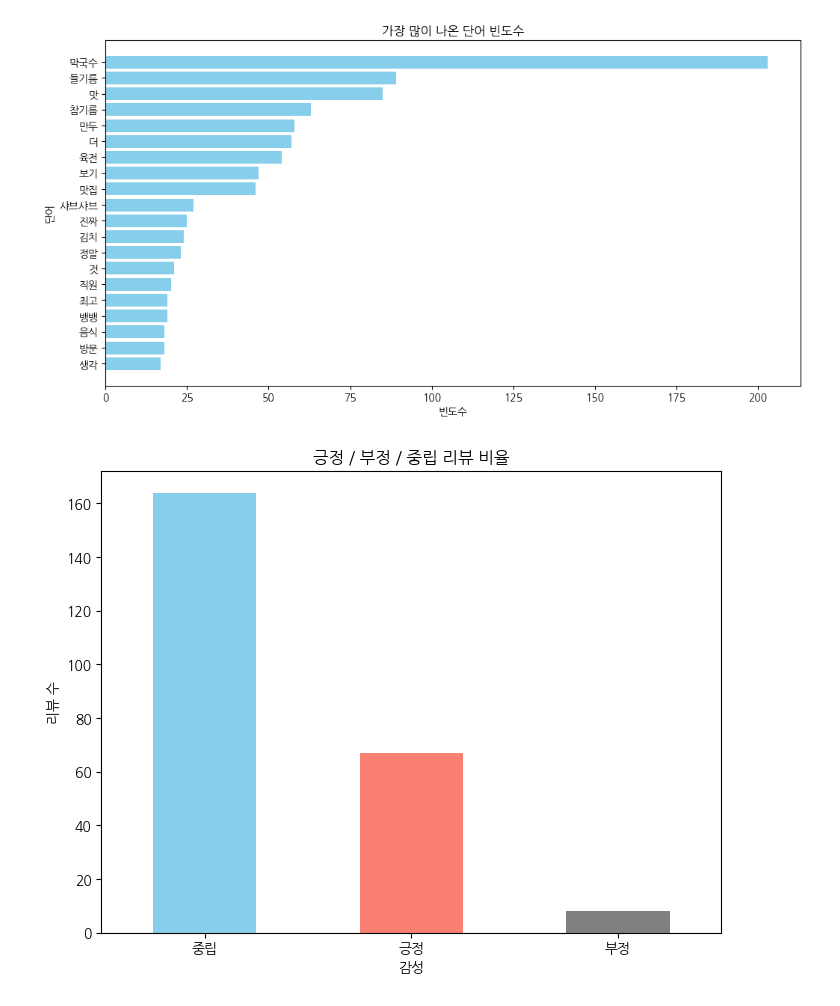
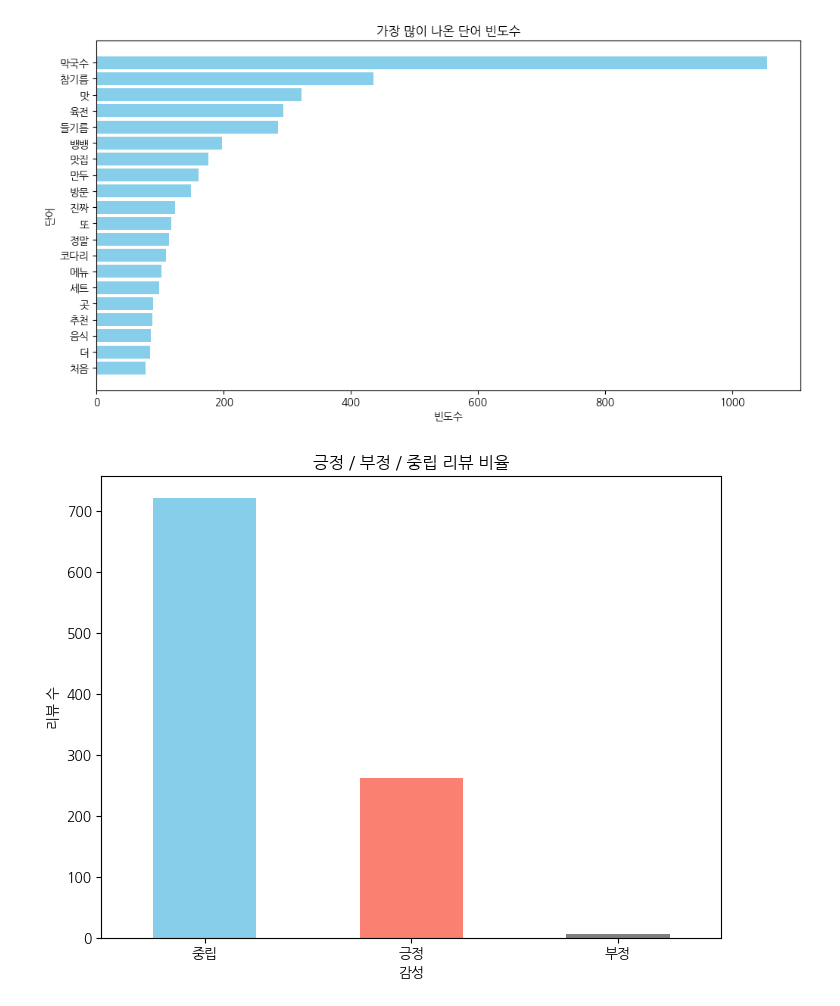
Before and after one commit to namolee/fintech_service, a Jupyter notebook: Fintech_project/리뷰분석.ipynb, the cells around one changed output. Cells and saved outputs as stored; diff of their text form; code cells hidden in the pictures.

```diff
--- a/Fintech_project/리뷰분석.ipynb
+++ b/Fintech_project/리뷰분석.ipynb
@@ -7,7 +7,7 @@ import seaborn as sns
 from wordcloud import WordCloud
 from konlpy.tag import Okt
 # %%
-reviews_df = pd.read_csv("./bangbang_makguksu_reviews.csv")
+reviews_df = pd.read_csv("./data/뱅뱅막국수_reviews_추천순.csv")
 # %%
 reviews_df
 # %% [output]
@@ -58,39 +64,39 @@ plt.rcParams['font.family'] = 'NanumGothic'  # 'NanumGothic'이 설치된 경우
 plt.rcParams['axes.unicode_minus'] = False  # 마이너스 기호 깨짐 방지
 # %%
 # 텍스트 데이터 전처리
-text_data = ' '.join(review for review in reviews_df['리뷰 내용'].astype(str))
+text_data = ' '.join(review for review in reviews_df['Review'].astype(str))
 
 # 형태소 분석기 (Okt) 사용하여 명사 추출
 okt = Okt()
 nouns = okt.nouns(text_data)
 
 # 단어 빈도수 계산
 word_freq = FreqDist(nouns)
 
 # 가장 많이 나온 상위 20개 단어 선택
 top_words = word_freq.most_common(20)
 
 # 단어와 빈도수를 분리
 words = [word for word, freq in top_words]
 frequencies = [freq for word, freq in top_words]
 
 # 막대그래프 생성
 plt.figure(figsize=(12, 6))
 plt.barh(words, frequencies, color='skyblue')
 plt.xlabel('빈도수')
 plt.ylabel('단어')
 plt.title('가장 많이 나온 단어 빈도수')
 plt.gca().invert_yaxis()  # 빈도수가 높은 단어가 위로 오도록 설정
 plt.show()
 # %% [output]
-[figure, old version]
+[figure, new version]
 # %%
 from collections import Counter
 # %%
 # 감성 사전 로드
 # 간단한 긍정/부정 단어 리스트를 정의 (한국어 감성 사전을 사용하는 것이 이상적)
-positive_words = ["맛있다", "좋다", "최고", "추천", "친절", "감사", "훌륭", "깔끔", "행복","존맛","JMT","맛집",]
-negative_words = ["별로", "나쁘다", "불친절", "비싸다", "최악", "실망", "불만", "더럽다","헛걸음"]
+positive_words = ["맛있", "좋다", "최고", "추천", "친절", "감사", "훌륭", "깔끔", "행복","존맛","JMT","맛집",]
+negative_words = ["맛없","별로", "나쁘다", "불친절", "비싸다", "최악", "실망", "불만", "더럽다","헛걸음"]
 
 # 형태소 분석기 (Okt) 초기화
 okt = Okt()
@@ -108,9 +114,9 @@ def sentiment_score(text):
         return "중립"
 
 # NaN 값을 빈 문자열로 대체
-reviews_df['리뷰 내용'] = reviews_df['리뷰 내용'].fillna('')
+reviews_df['Review'] = reviews_df['Review'].fillna('')
 # 감성 점수 계산
-reviews_df['감성'] = reviews_df['리뷰 내용'].apply(sentiment_score)
+reviews_df['감성'] = reviews_df['Review'].apply(sentiment_score)
 
 # 감성 분석 결과 개수 카운트
 sentiment_counts = reviews_df['감성'].value_counts()
@@ -124,7 +130,7 @@ plt.ylabel('리뷰 수')
 plt.xticks(rotation=0)
 plt.show()
 # %% [output]
-[figure, old version]
+[figure, new version]
 # %%
 # 각 감성별 리뷰 예시를 추출
 num_samples = 3  # 감성별로 출력할 리뷰 수 설정
```
Also changed, not shown: parts of 5 cells of this notebook, 6 other files.
